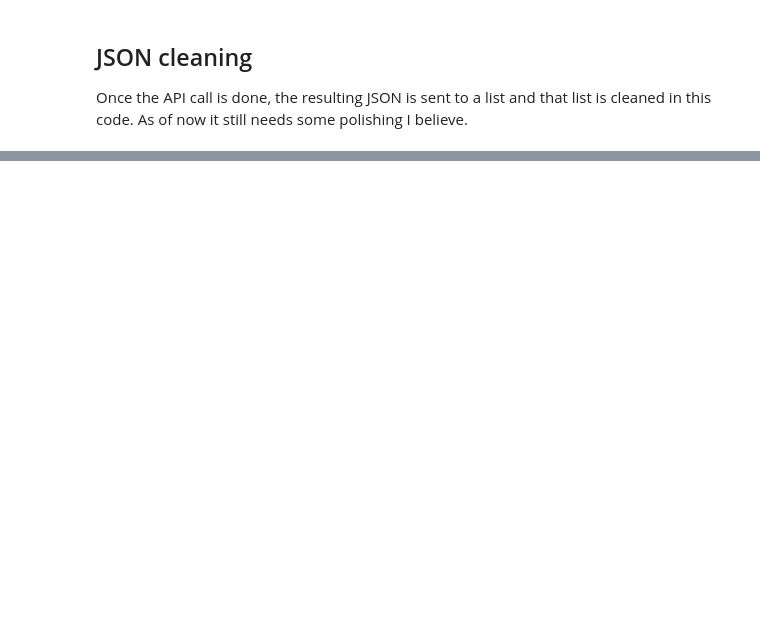
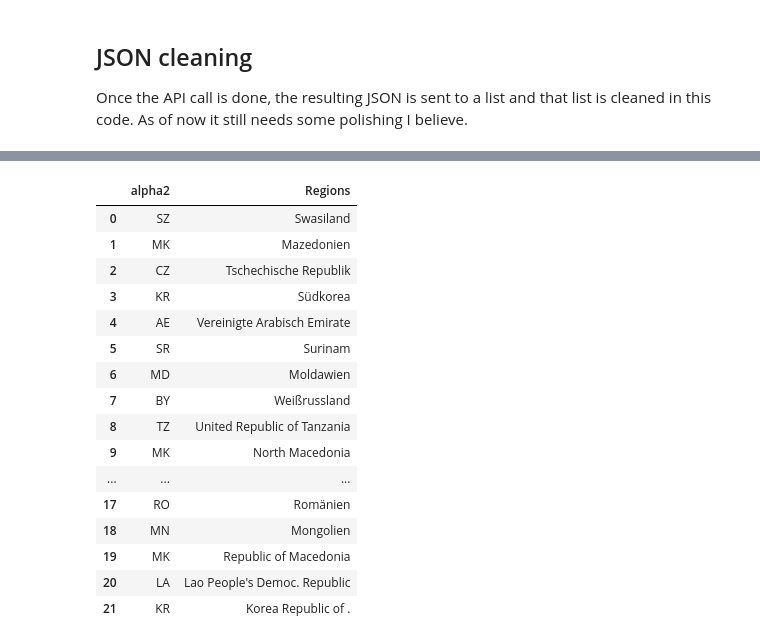
Before and after one commit to herzf012/world-disaster-risk-visualization, a Jupyter notebook: country_code_notebook.ipynb, the cells around one changed output, grey strips where cells are left out. Saved outputs shown, nothing was run; the diff lists cells and outputs as text; code cells hidden in the pictures; blank space fills up the shorter version.

```diff
--- a/country_code_notebook.ipynb
+++ b/country_code_notebook.ipynb
@@ -139,0 +322,9 @@ split_list[2]
+# %%
+counter = 0
+fixed_request_list= []
+for country in fixed_requests:
+    counter = counter + 1
+    query = requests.get(f"{query_url}{country} iso code").json()
+    print(f"Search Request {counter} of {len(fixed_requests)} : {country}")
+    fixed_request_list.append(query)
+    time.sleep(.5)
@@ -140 +377,32 @@ split_list[2]
+# %%
+fixed_bad_codes_df = pd.DataFrame({
+    'alpha2': test_country_codes,
+    'Regions': iso_bad_request
+})
+
+fixed_good_codes_df = pd.DataFrame({
+    'alpha2': country_codes,
+    'Regions': iso_good_request
+})
+
+joined_codes = fixed_bad_codes_df.merge(fixed_good_codes_df, how='right').copy()
+joined_codes
+# %% [output]
+|  | alpha2 | Regions |
+| 0 | SZ | Swasiland |
+| 1 | MK | Mazedonien |
+| 2 | CZ | Tschechische Republik |
+| 3 | KR | Südkorea |
+| 4 | AE | Vereinigte Arabisch Emirate |
+| 5 | SR | Surinam |
+| 6 | MD | Moldawien |
+| 7 | BY | Weißrussland |
+| 8 | TZ | United Republic of Tanzania |
+| 9 | MK | North Macedonia |
+| ... | ... | ... |
+| 17 | RO | Romänien |
+| 18 | MN | Mongolien |
+| 19 | MK | Republic of Macedonia |
+| 20 | LA | Lao People's Democ. Republic |
+| 21 | KR | Korea Republic of . |
 # %%
```
Also changed, not shown: parts of 24 cells of this notebook.
